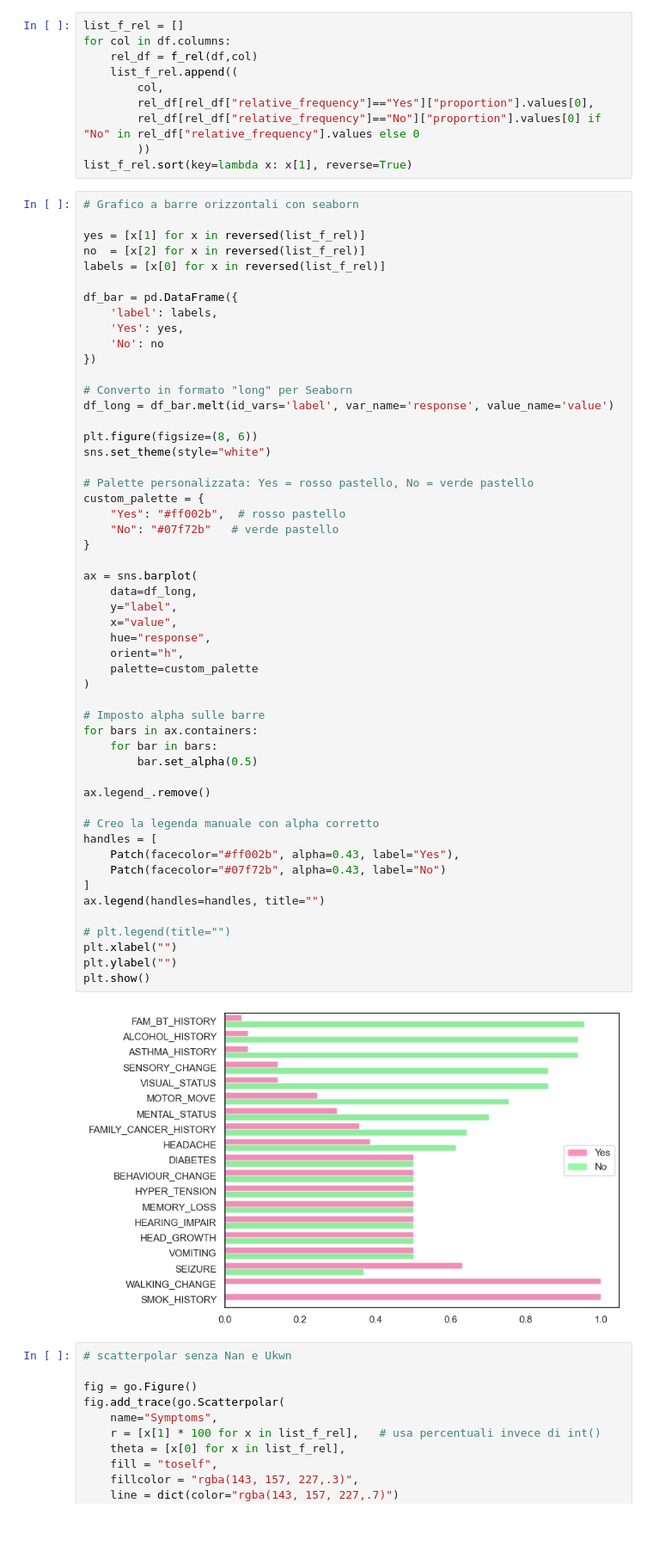
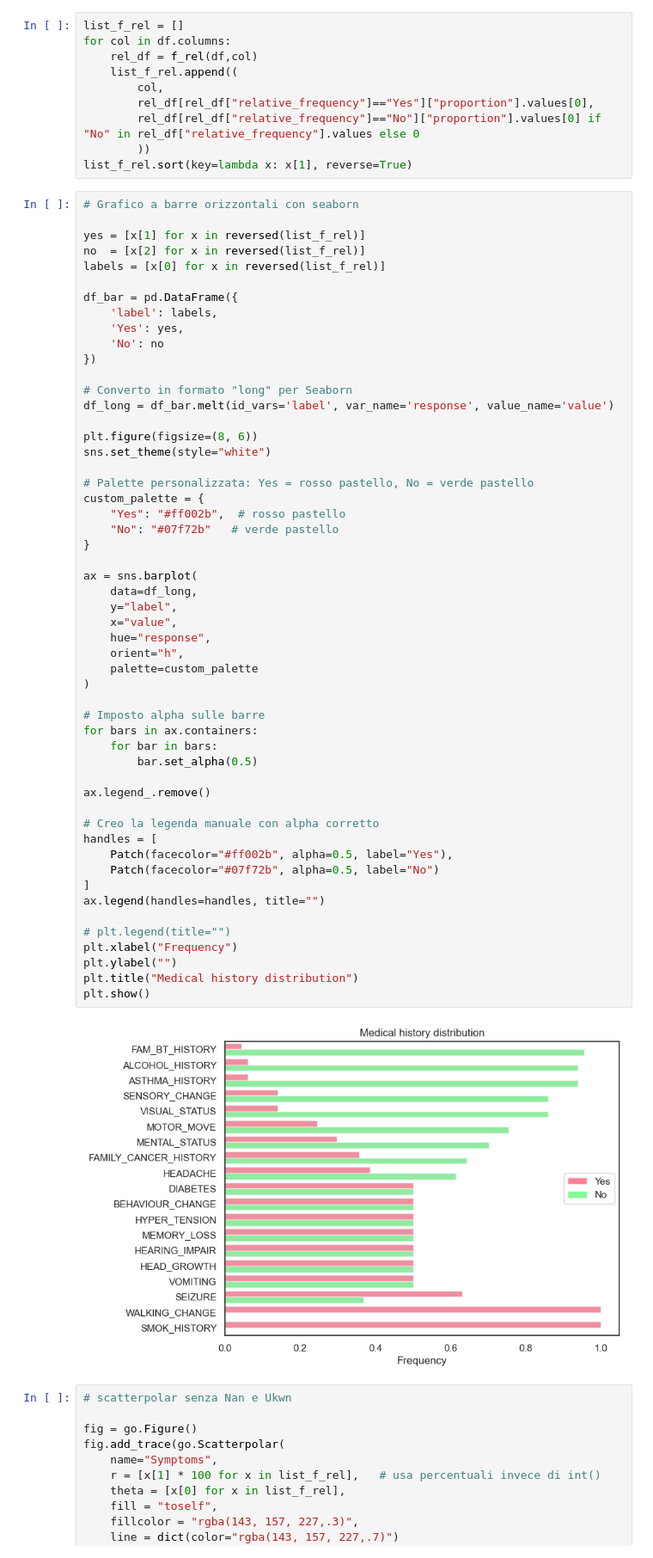
Before and after one commit to andreeriga/Scientific-Visualization-Magistrale, a Jupyter notebook: notebooks/brain.ipynb, the cells around one changed output. Shown at 86% size. Drawn from its saved outputs; the diff is of its cells as text; blank space fills up the shorter version.

Commit message:
Fixed color, labels and titles

```diff
--- a/notebooks/brain.ipynb
+++ b/notebooks/brain.ipynb
@@ -220,37 +220,38 @@ sns.set_theme(style="white")
 custom_palette = {
     "Yes": "#ff002b",  # rosso pastello
     "No": "#07f72b"   # verde pastello
 }
 
 ax = sns.barplot(
     data=df_long,
     y="label",
     x="value",
     hue="response",
     orient="h",
     palette=custom_palette
 )
 
 # Imposto alpha sulle barre
 for bars in ax.containers:
     for bar in bars:
         bar.set_alpha(0.5)
 
 ax.legend_.remove()
 
 # Creo la legenda manuale con alpha corretto
 handles = [
-    Patch(facecolor="#ff002b", alpha=0.43, label="Yes"),
-    Patch(facecolor="#07f72b", alpha=0.43, label="No")
+    Patch(facecolor="#ff002b", alpha=0.5, label="Yes"),
+    Patch(facecolor="#07f72b", alpha=0.5, label="No")
 ]
 ax.legend(handles=handles, title="")
 
 # plt.legend(title="")
-plt.xlabel("")
+plt.xlabel("Frequency")
 plt.ylabel("")
+plt.title("Medical history distribution")
 plt.show()
 # %% [output]
-[figure, old version]
+[figure, new version]
 # %%
 # scatterpolar senza Nan e Ukwn
 
```
Also changed, not shown: parts of 6 cells of this notebook, 5 other files.
